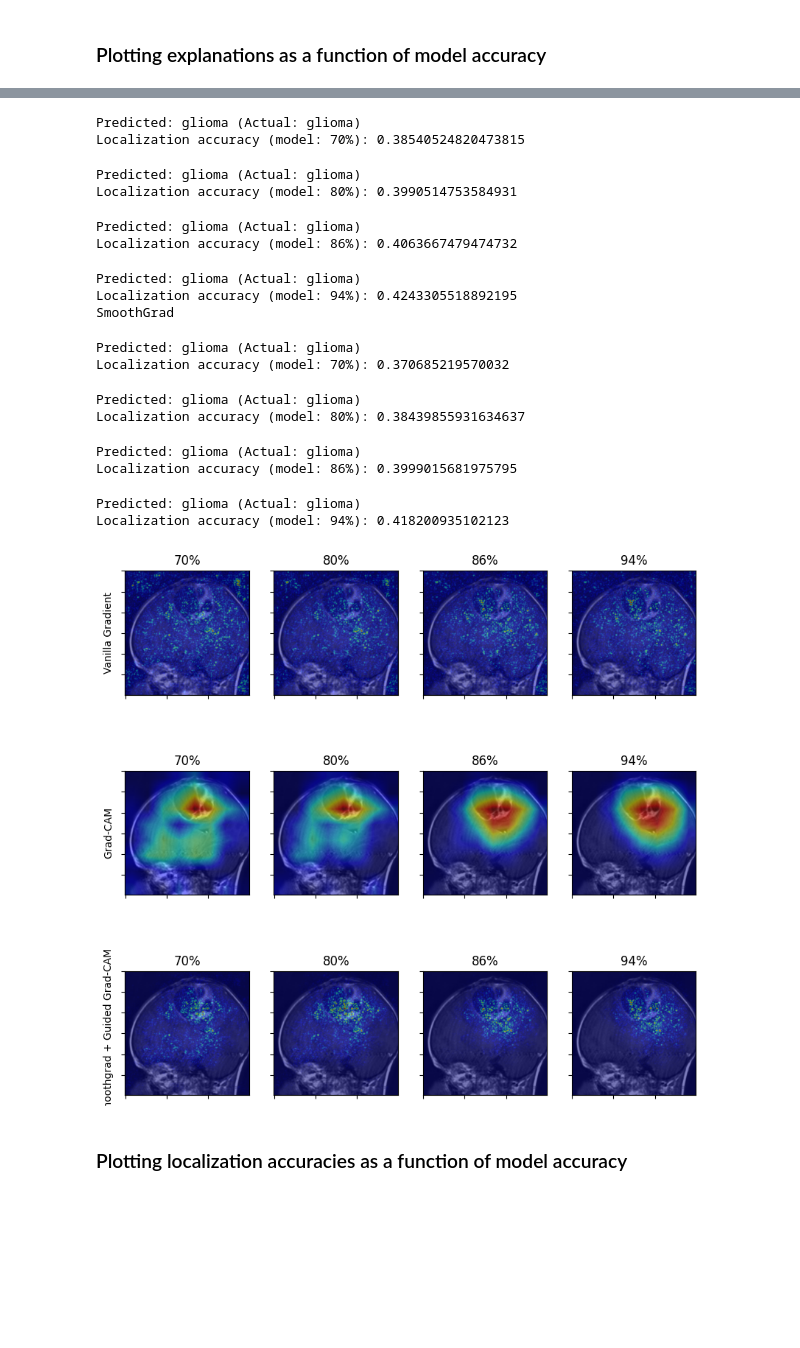
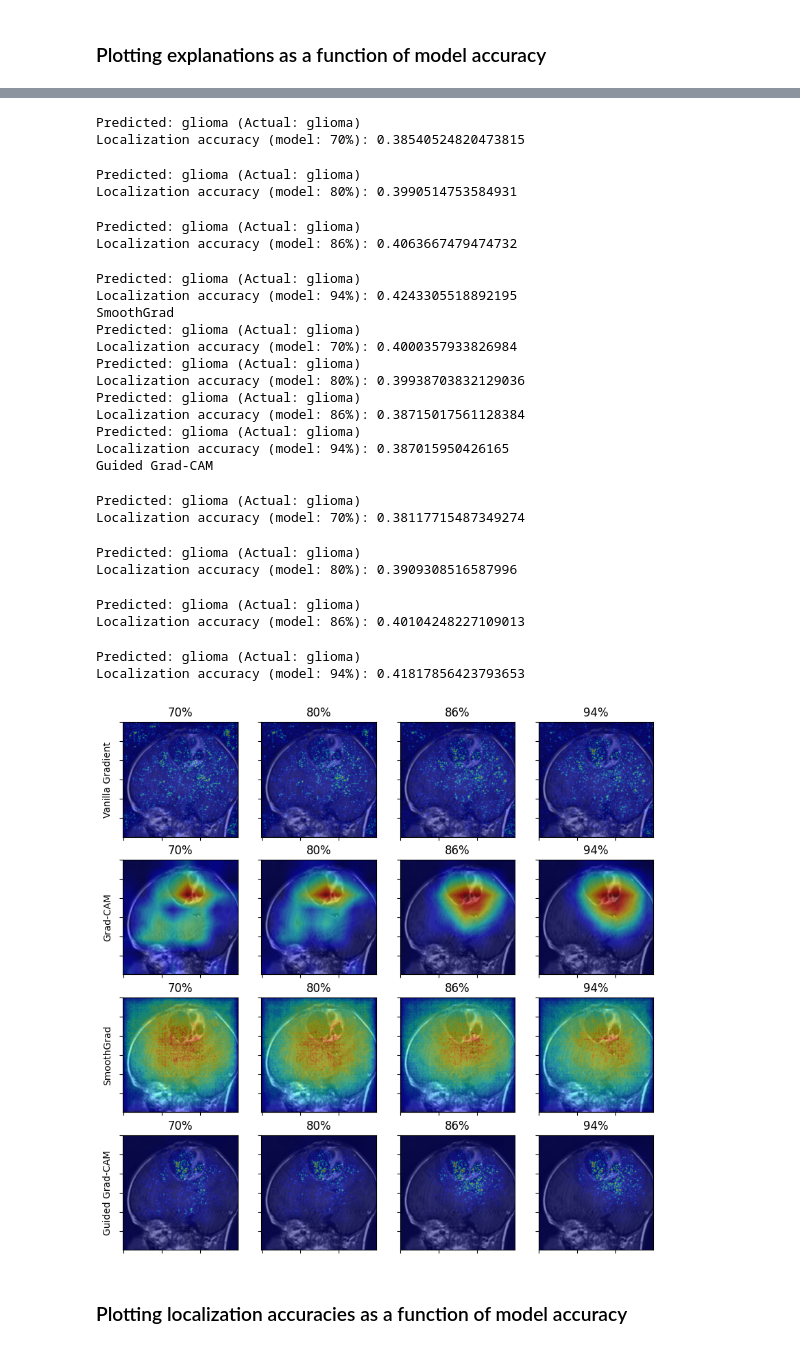
Before and after one commit to D21W12/SOW-BKI266, a Jupyter notebook: Final Assignment/analyses.ipynb, the cells around one changed output, grey strips where cells are left out. Drawn from its saved outputs; the diff is of its cells as text; code cells hidden in the pictures; blank space fills up the shorter version.

```diff
--- a/Final Assignment/analyses.ipynb
+++ b/Final Assignment/analyses.ipynb
@@ -241,5 +231,0 @@ plt.show()
-# %%
-heatmap = smooth_grad(model, image, y, guided_grad_cam, N, variance, last_conv_layer)
-plt.imshow(image_show)
-plt.imshow(heatmap, cmap='jet', alpha=0.5)
-plt.show()
@@ -247,0 +232,19 @@ plt.show()
+# %%
+fig, axis = plt.subplots(1, 4, figsize=(10, 5))
+
+heatmaps = []
+methods = [
+    "Vanilla Gradient",
+    "Grad-CAM",
+    "SmoothGrad",
+    "Guided Grad-CAM"
+]
+
+heatmaps.append(vanilla_gradient(model, X, y))
+heatmaps.append(grad_cam(model, X, y, last_conv_layer))
+heatmaps.append(smooth_grad(model, X, y, vanilla_gradient, N, sigma))
+heatmaps.append(guided_grad_cam(model, X, y, last_conv_layer))
+
+for i, method in enumerate(methods):
+    plot_explanation(axis[i], image_show, heatmaps[i])
+    axis[i].set_title(method)
@@ -251,6 +256,8 @@ plt.show()
 ### Defining functions used for plotting & evaluation
 # %%
 def localization_acc(heatmap, bbox, N) -> float:
+    """Calculates localization accuracy using the pointing game"""
+
     hits = 0
 
     flat = torch.flatten(heatmap)
@@ -277,5 +278,10 @@ def plot_explanation(ax, image, heatmap):
 # %%
 def plot_acc_explanations(axs, bbox, N, X, y, weights, method, *args, **kwargs):
+    """
+    Calculates localization accurasies and plots explanations for a method using
+    the specified models from weights (path, accuracy).
+    """
+
     loc_accs = []
 
     for i, (weights_, acc) in enumerate(weights):
@@ -350,10 +356,10 @@ weights = [
 # Making sure we are in the correct dir on every os
 weights = list(map(lambda x: (os.path.join("weights", x[0]), x[1]), weights))
 # %%
-fig, axs = plt.subplots(3, len(weights), figsize=(10, 10))
+fig, axs = plt.subplots(4, len(weights), figsize=(10, 10))
 
 top = 44_701  # Half of the number of pixels of the salience map
-variance = 0.15
+sigma = 0.15
 last_conv_layer = model.Mixed_7c
 
 print("Vanilla Gradient")
@@ -363,13 +369,10 @@ print("Grad-CAM")
 grad_cam_accs = plot_acc_explanations(axs[1], bbox, top, X, y, weights, grad_cam, last_conv_layer)
 
 print("SmoothGrad")
-smoothgrad_accs = plot_acc_explanations(axs[2], bbox, top, X, y, weights, smooth_grad, guided_grad_cam, N, variance, last_conv_layer)
+smoothgrad_accs = plot_acc_explanations(axs[2], bbox, top, X, y, weights, smooth_grad, vanilla_gradient, N, sigma)
 
-methods = [
-    "Vanilla Gradient",
-    "Grad-CAM",
-    "Smoothgrad + Guided Grad-CAM"
-]
+print("Guided Grad-CAM")
+guided_accs = plot_acc_explanations(axs[3], bbox, top, X, y, weights, guided_grad_cam, last_conv_layer)
 
 for i, ax in enumerate(axs):
     ax[0].set(ylabel=methods[i])
@@ -386,22 +389,31 @@ Localization accuracy (model: 94%): 0.3105075949083913
 Grad-CAM
 Predicted: glioma (Actual: glioma)
 Localization accuracy (model: 70%): 0.38540524820473815
 Predicted: glioma (Actual: glioma)
 Localization accuracy (model: 80%): 0.3990514753584931
 Predicted: glioma (Actual: glioma)
 Localization accuracy (model: 86%): 0.4063667479474732
 Predicted: glioma (Actual: glioma)
 Localization accuracy (model: 94%): 0.4243305518892195
 SmoothGrad
+Predicted: glioma (Actual: glioma)
+Localization accuracy (model: 70%): 0.4000357933826984
+Predicted: glioma (Actual: glioma)
+Localization accuracy (model: 80%): 0.39938703832129036
+Predicted: glioma (Actual: glioma)
+Localization accuracy (model: 86%): 0.38715017561128384
+Predicted: glioma (Actual: glioma)
+Localization accuracy (model: 94%): 0.387015950426165
+Guided Grad-CAM
 Predicted: glioma (Actual: glioma)
-Localization accuracy (model: 70%): 0.370685219570032
+Localization accuracy (model: 70%): 0.38117715487349274
 Predicted: glioma (Actual: glioma)
-Localization accuracy (model: 80%): 0.38439855931634637
+Localization accuracy (model: 80%): 0.3909308516587996
 Predicted: glioma (Actual: glioma)
-Localization accuracy (model: 86%): 0.3999015681975795
+Localization accuracy (model: 86%): 0.40104248227109013
 Predicted: glioma (Actual: glioma)
-Localization accuracy (model: 94%): 0.418200935102123
+Localization accuracy (model: 94%): 0.41817856423793653
-[figure, old version]
+[figure, new version]
 # %% [markdown]
 ### Plotting localization accuracies as a function of model accuracy
 # %%
```
Also changed, not shown: parts of 16 cells of this notebook.
